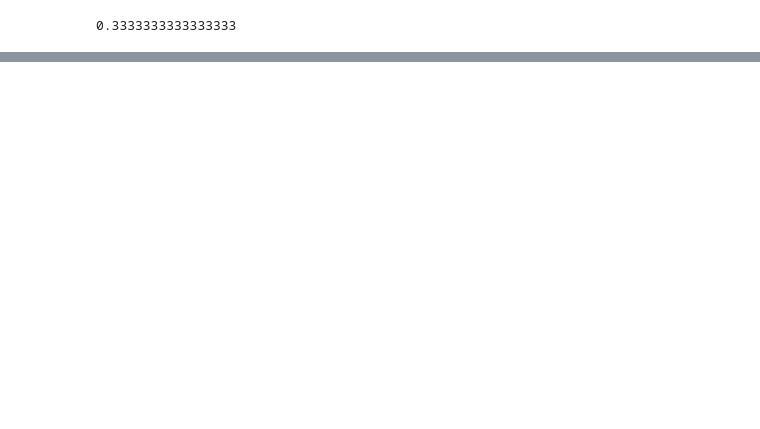
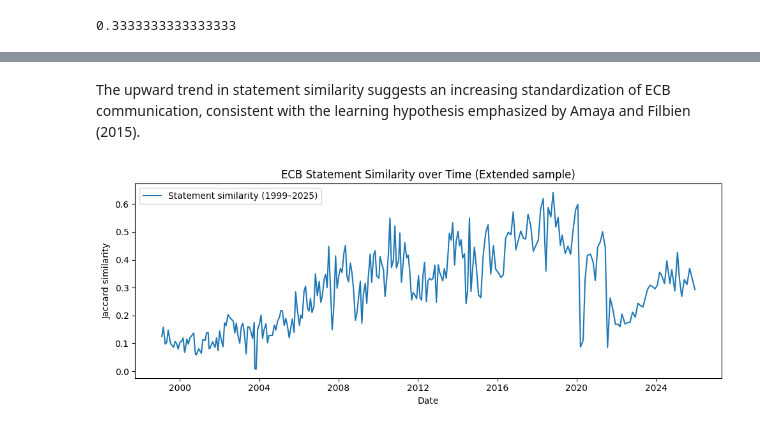
Before and after one commit to Katpst/ECB-similarity-project, a Jupyter notebook: Data_Science.ipynb, the cells around one changed output, grey strips where cells are left out. Cells and saved outputs as stored; diff of their text form; code cells hidden in the pictures; blank space fills up the shorter version.

```diff
--- a/Data_Science.ipynb
+++ b/Data_Science.ipynb
@@ -690,0 +720,14 @@ We extend the textual similarity analysis to the question-and-answer (Q&A) sessi
+# %%
+# Step 1.40 — Extension sample (1999–2025): statement similarity
+
+df_9925 = df_9925.sort_values("date").reset_index(drop=True)
+
+df_9925["statement_similarity"] = compute_similarity_series_from_sets(
+    df_9925["bigrams_statement"]
+)
+
+df_9925["statement_similarity"] = pd.to_numeric(
+    df_9925["statement_similarity"], errors="coerce"
+)
+
+df_9925["statement_similarity"].describe()
@@ -690,0 +776,12 @@ We extend the textual similarity analysis to the question-and-answer (Q&A) sessi
+# %%
+# Step 1.42 — Extension sample (1999–2025): Q&A similarity
+
+df_9925["qa_similarity"] = compute_similarity_series_from_sets(
+    df_9925["bigrams_qa"]
+)
+
+df_9925["qa_similarity"] = pd.to_numeric(
+    df_9925["qa_similarity"], errors="coerce"
+)
+
+df_9925["qa_similarity"].describe()
@@ -690,0 +815,15 @@ We extend the textual similarity analysis to the question-and-answer (Q&A) sessi
+# %% [markdown]
+The upward trend in statement similarity suggests an increasing standardization of ECB communication, consistent with the learning hypothesis emphasized by Amaya and Filbien (2015).
+# %%
+# Plot statement similarity over time — Extension sample (1999–2025)
+
+plt.figure(figsize=(10,4))
+plt.plot(df_9925["date"], df_9925["statement_similarity"], label="Statement similarity (1999–2025)")
+plt.xlabel("Date")
+plt.ylabel("Jaccard similarity")
+plt.title("ECB Statement Similarity over Time (Extended sample)")
+plt.legend()
+plt.tight_layout()
+plt.show()
+# %% [output]
+[figure, added]
```
Also changed, not shown: parts of 36 cells of this notebook.
